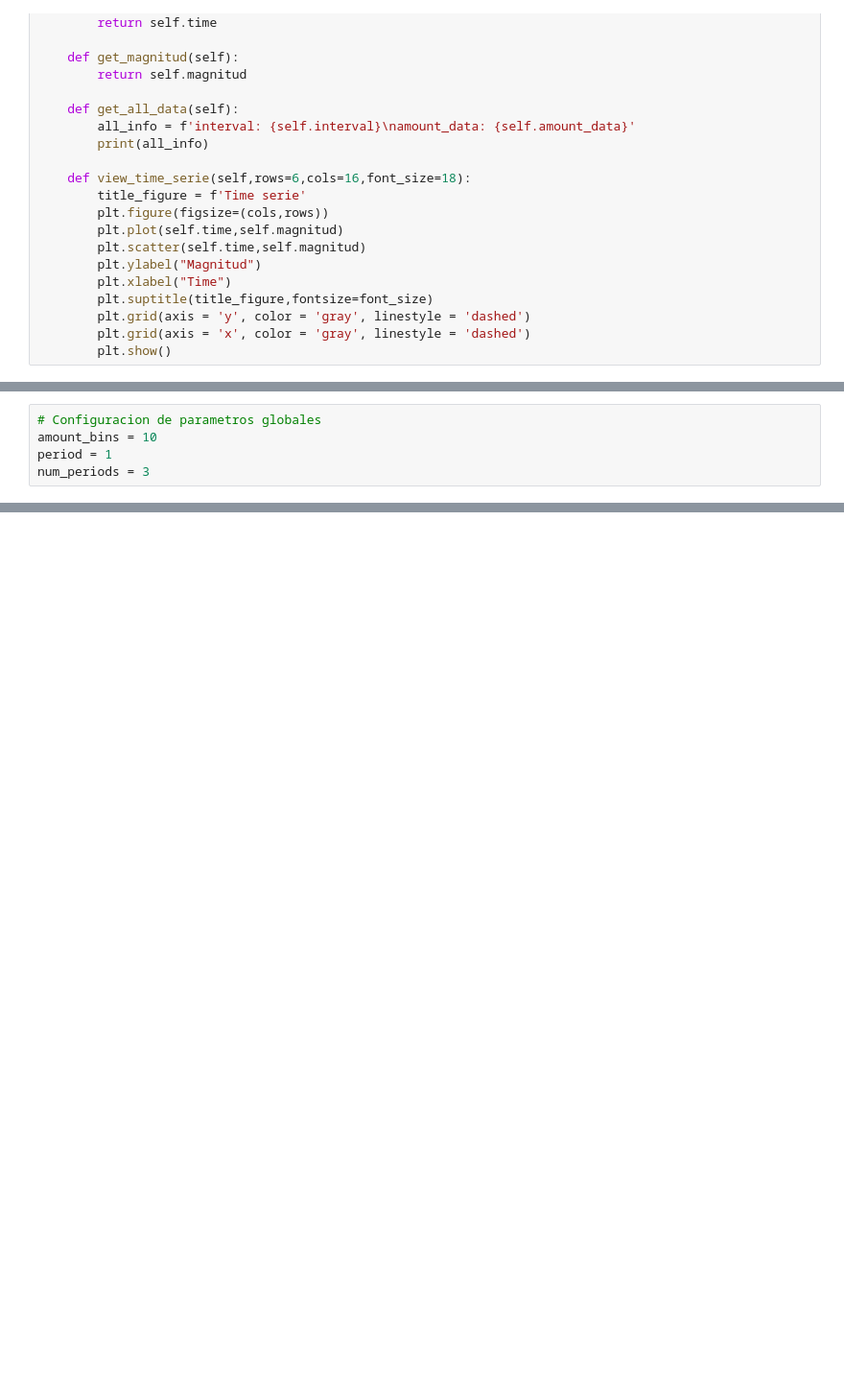
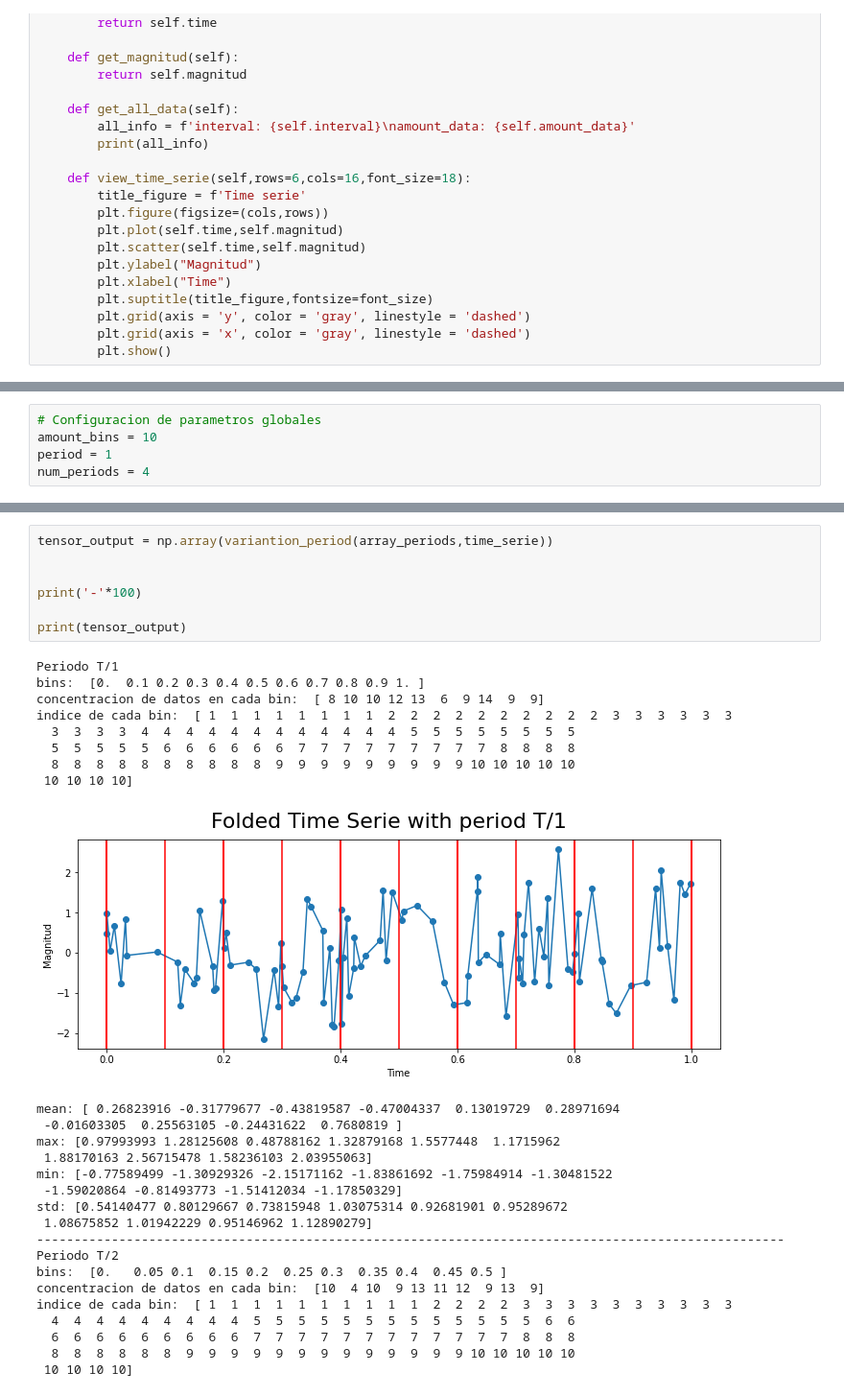
Before and after one commit to LeoQuark/HistogramasAdaptativos, a Jupyter notebook: Histogramas_Adaptativos_Titulo.ipynb, the cells around one changed output, grey strips where cells are left out. Shown at 96% size. Drawn from its saved outputs; the diff is of its cells as text; blank space fills up the shorter version.

Commit message:
add line vertical for divide bin in figure

```diff
--- a/Histogramas_Adaptativos_Titulo.ipynb
+++ b/Histogramas_Adaptativos_Titulo.ipynb
@@ -59,7 +59,7 @@ amount_data: 100
 # Configuracion de parametros globales
 amount_bins = 10
 period = 1
-num_periods = 3
+num_periods = 4
 # %%
 #Creacion de un array que contiene los T/n periodos distintos
 def generate_periods(num_periods=1):
@@ -194,0 +174,34 @@ std: [0.87710241 0.86279825 1.03342272 1.02906665 0.72459469 0.89445398
+# %%
+tensor_output = np.array(variantion_period(array_periods,time_serie))
+
+
+print('-'*100)
+
+print(tensor_output)
+# %% [output]
+Periodo T/1
+bins:  [0.  0.1 0.2 0.3 0.4 0.5 0.6 0.7 0.8 0.9 1. ]
+concentracion de datos en cada bin:  [ 8 10 10 12 13  6  9 14  9  9]
+indice de cada bin:  [ 1  1  1  1  1  1  1  1  2  2  2  2  2  2  2  2  2  2  3  3  3  3  3  3
+  3  3  3  3  4  4  4  4  4  4  4  4  4  4  4  4  5  5  5  5  5  5  5  5
+  5  5  5  5  5  6  6  6  6  6  6  7  7  7  7  7  7  7  7  7  8  8  8  8
+  8  8  8  8  8  8  8  8  8  8  9  9  9  9  9  9  9  9  9 10 10 10 10 10
+ 10 10 10 10]
+[figure, added]
+mean: [ 0.26823916 -0.31779677 -0.43819587 -0.47004337  0.13019729  0.28971694
+ -0.01603305  0.25563105 -0.24431622  0.7680819 ]
+max: [0.97993993 1.28125608 0.48788162 1.32879168 1.5577448  1.1715962
+ 1.88170163 2.56715478 1.58236103 2.03955063]
+min: [-0.77589499 -1.30929326 -2.15171162 -1.83861692 -1.75984914 -1.30481522
+ -1.59020864 -0.81493773 -1.51412034 -1.17850329]
+std: [0.54140477 0.80129667 0.73815948 1.03075314 0.92681901 0.95289672
+ 1.08675852 1.01942229 0.95146962 1.12890279]
+----------------------------------------------------------------------------------------------------
+Periodo T/2
+bins:  [0.   0.05 0.1  0.15 0.2  0.25 0.3  0.35 0.4  0.45 0.5 ]
+concentracion de datos en cada bin:  [10  4 10  9 13 11 12  9 13  9]
+indice de cada bin:  [ 1  1  1  1  1  1  1  1  1  1  2  2  2  2  3  3  3  3  3  3  3  3  3  3
+  4  4  4  4  4  4  4  4  4  5  5  5  5  5  5  5  5  5  5  5  5  5  6  6
+  6  6  6  6  6  6  6  6  6  7  7  7  7  7  7  7  7  7  7  7  7  8  8  8
+  8  8  8  8  8  8  9  9  9  9  9  9  9  9  9  9  9  9  9 10 10 10 10 10
+ 10 10 10 10]
```
Also changed, not shown: parts of 4 cells of this notebook.
